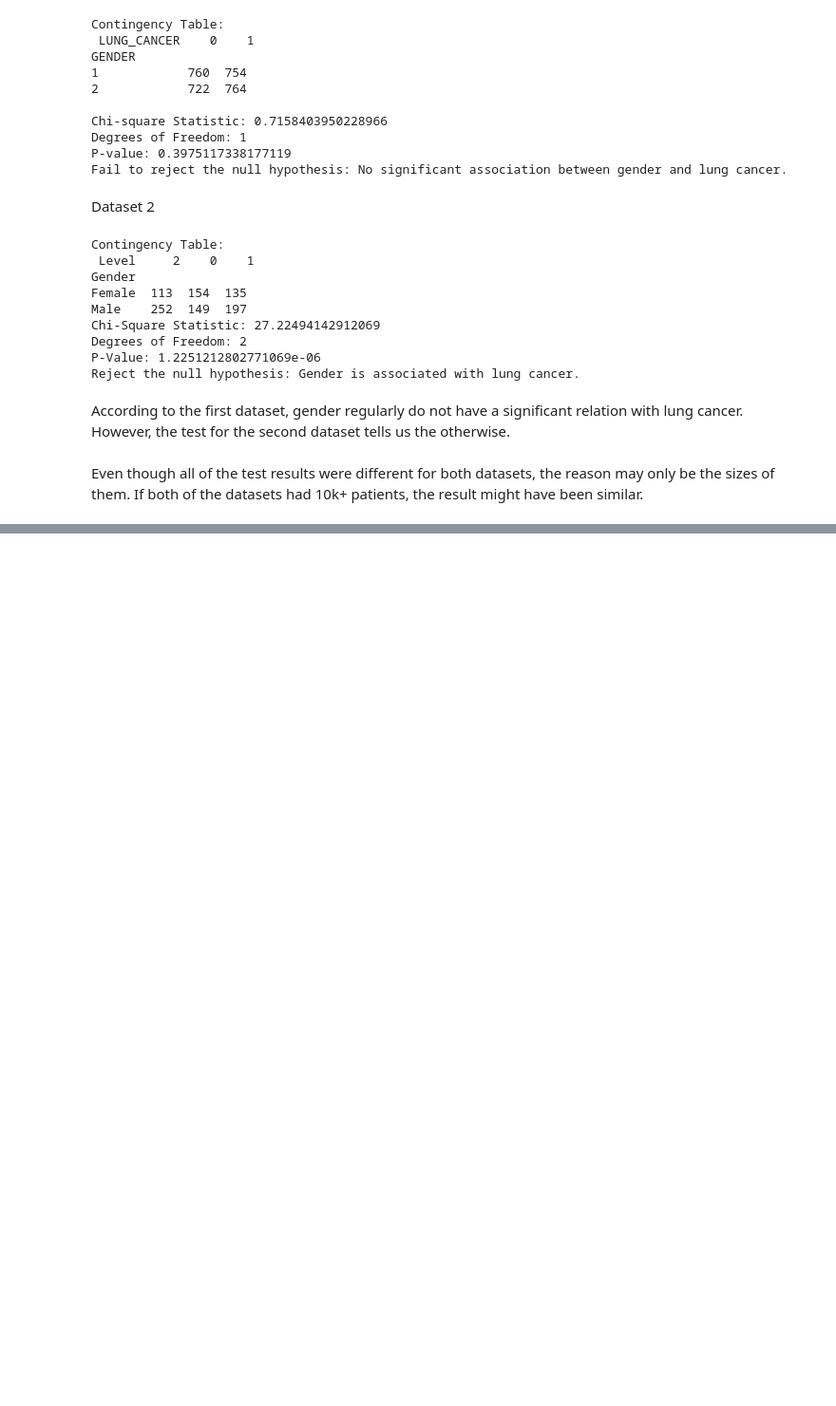
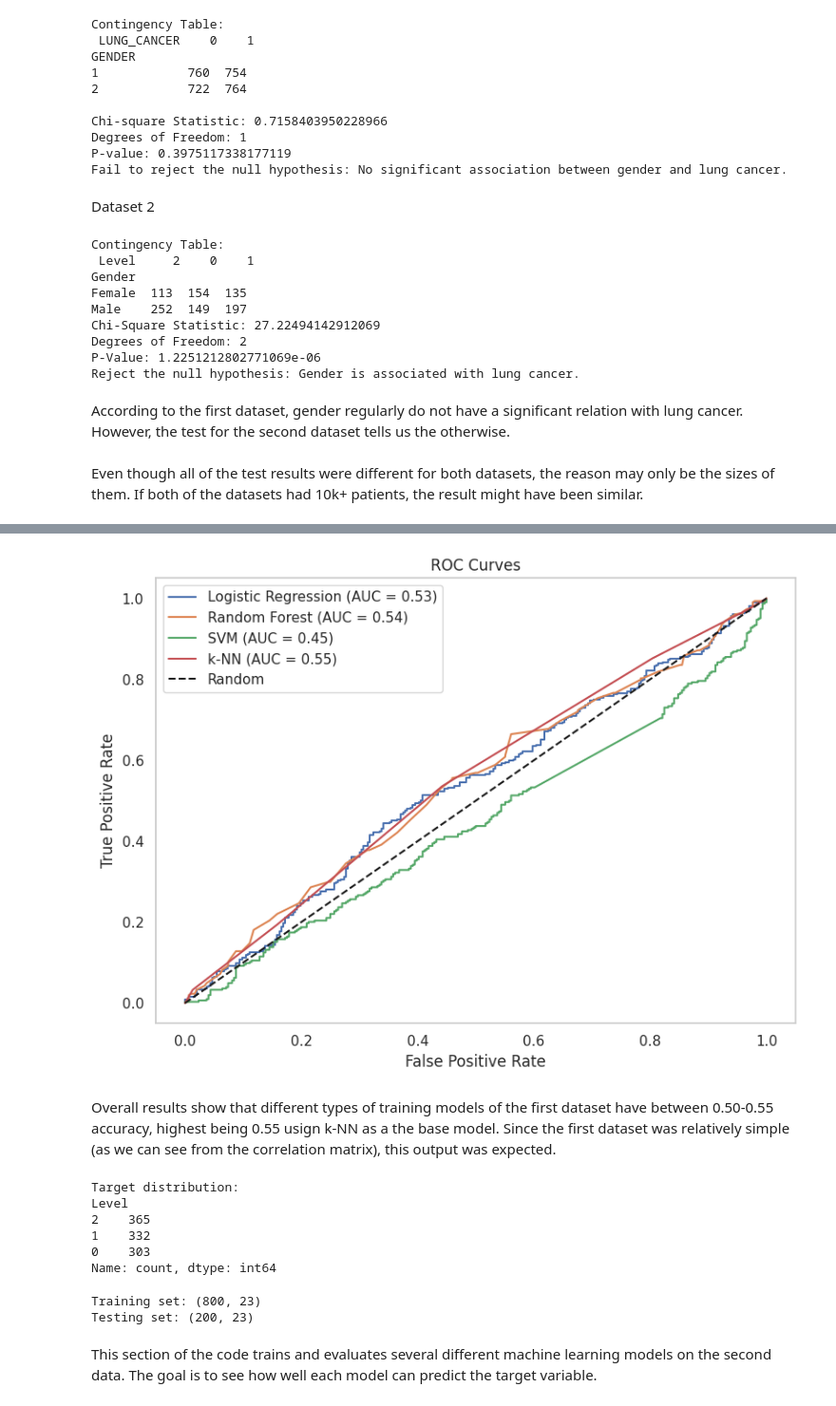
Before and after one commit to cinaryetisen/DSA210-Project, a Jupyter notebook: dsa_project_code.ipynb, the cells around one changed output, grey strips where cells are left out. Shown at 95% size. Cells and saved outputs as stored; diff of their text form; code cells hidden in the pictures; blank space fills up the shorter version.

```diff
--- a/dsa_project_code.ipynb
+++ b/dsa_project_code.ipynb
@@ -649,0 +808,51 @@ Even though all of the test results were different for both datasets, the reason
+# %%
+# Plot ROC curves for each model
+plt.figure(figsize=(8, 6))
+for name, probs in y_probs.items():
+    fpr, tpr, _ = roc_curve(y_test, probs)
+    roc_auc = auc(fpr, tpr)
+    plt.plot(fpr, tpr, label=f"{name} (AUC = {roc_auc:.2f})")
+
+# Random line for comparison
+plt.plot([0, 1], [0, 1], "k--", label="Random")
+plt.title("ROC Curves")
+plt.xlabel("False Positive Rate")
+plt.ylabel("True Positive Rate")
+plt.legend()
+plt.grid()
+plt.tight_layout()
+plt.show()
+# %% [output]
+[figure, added]
+# %% [markdown]
+Overall results show that different types of training models of the first dataset have between 0.50-0.55 accuracy, highest being 0.55 usign k-NN as a the base model. Since the first dataset was relatively simple (as we can see from the correlation matrix), this output was expected.
+# %%
+df2['Gender'] = df2['Gender'].map({'Male': 1, 'Female': 2})
+
+# Split features (X) and target (y)
+X = df2.drop("Level", axis=1)
+y = df2["Level"]
+
+# Check the distribution of the target variable
+print(f"Target distribution:\n{y.value_counts()}")
+# %% [output]
+Target distribution:
+Level
+2    365
+1    332
+0    303
+Name: count, dtype: int64
+# %%
+# Split the data into training and testing sets (80% training, 20% testing)
+X_train, X_test, y_train, y_test = train_test_split(
+    X, y, test_size=0.2, random_state=42, stratify=y
+)
+
+# Check the shape of train/test datasets
+print(f"Training set: {X_train.shape}")
+print(f"Testing set: {X_test.shape}")
+# %% [output]
+Training set: (800, 23)
+Testing set: (200, 23)
+# %% [markdown]
+This section of the code trains and evaluates several different machine learning models on the second data. The goal is to see how well each model can predict the target variable.
```
Also changed, not shown: parts of 21 cells of this notebook.
